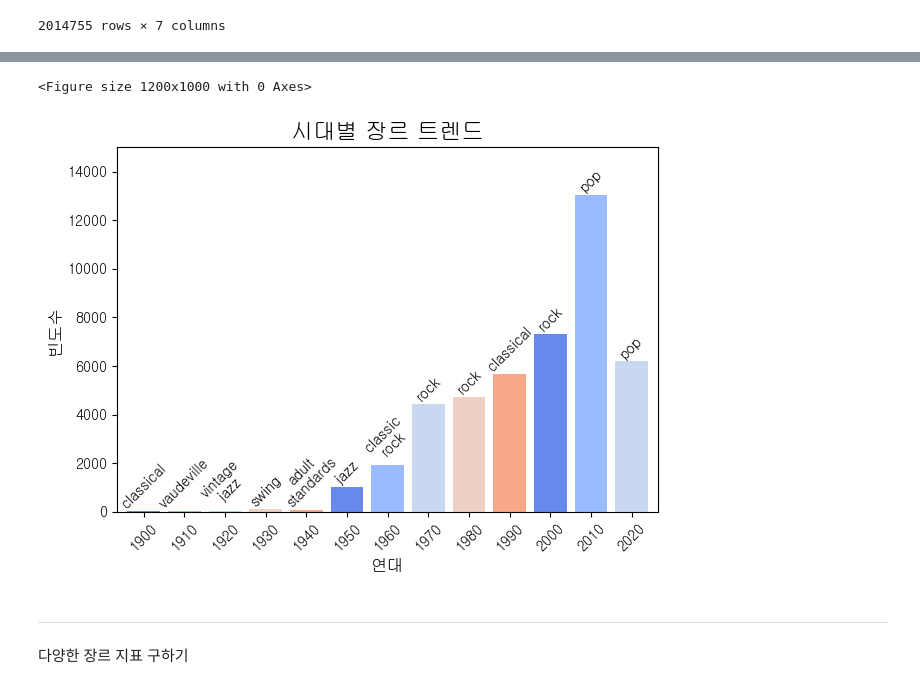
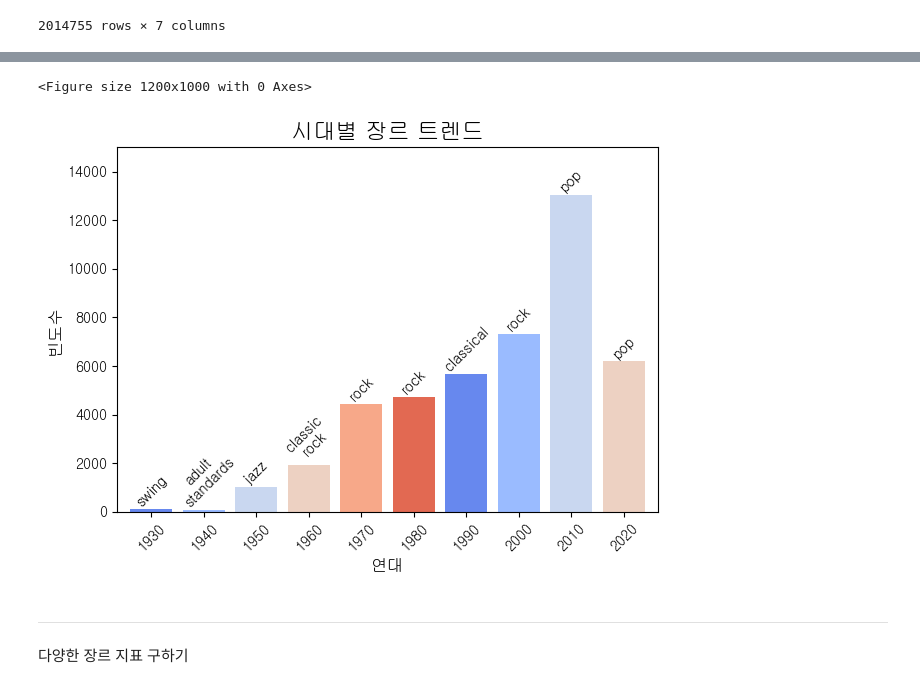
Before and after one commit to WindyAle/MelodiMatch, a Jupyter notebook: genre_analysis.ipynb, the cells around one changed output, grey strips where cells are left out. Saved outputs shown, nothing was run; the diff lists cells and outputs as text; code cells hidden in the pictures.

```diff
--- a/genre_analysis.ipynb
+++ b/genre_analysis.ipynb
@@ -254,0 +272,3 @@ top_frequent_genres = most_frequent_genres.loc[most_frequent_genres.groupby('dec
+# %%
+top_frequent_genres_since1930 = top_frequent_genres.tail(-3)
+top_frequent_genres_since1930
@@ -255,30 +287,30 @@ top_frequent_genres = most_frequent_genres.loc[most_frequent_genres.groupby('dec
 # %%
 # 시대별 장르 시각화
 plt.figure(figsize=(12, 10))
-bar_colors = sns.color_palette('coolwarm')[:5]
-top_frequent_genres.plot(
+bar_colors = sns.color_palette('coolwarm')[:]
+top_frequent_genres_since1930.plot(
     kind='bar',
     x='decade',
     y='count',
     width=0.8,
     color=bar_colors,
     legend=False
 )
 
 plt.title('시대별 장르 트렌드', fontsize=16)
 plt.xlabel('연대', fontsize=12)
 plt.ylabel('빈도수', fontsize=12)
 
-for i, val in enumerate(top_frequent_genres['count']):
-    plt.text(i, val+100, top_frequent_genres['genres'].iloc[i].replace(' ', '\n'), ha='center', rotation=45)
+for i, val in enumerate(top_frequent_genres_since1930['count']):
+    plt.text(i, val+100, top_frequent_genres_since1930['genres'].iloc[i].replace(' ', '\n'), ha='center', rotation=45)
 
 plt.xticks(rotation=45)
 plt.ylim(0, 15000)
 plt.tight_layout()
 plt.show()
 # %% [output]
 <Figure size 1200x1000 with 0 Axes>
-[figure, old version]
+[figure, new version]
 # %% [markdown]
 ---
 다양한 장르 지표 구하기
```
Also changed, not shown: parts of 3 cells of this notebook.
